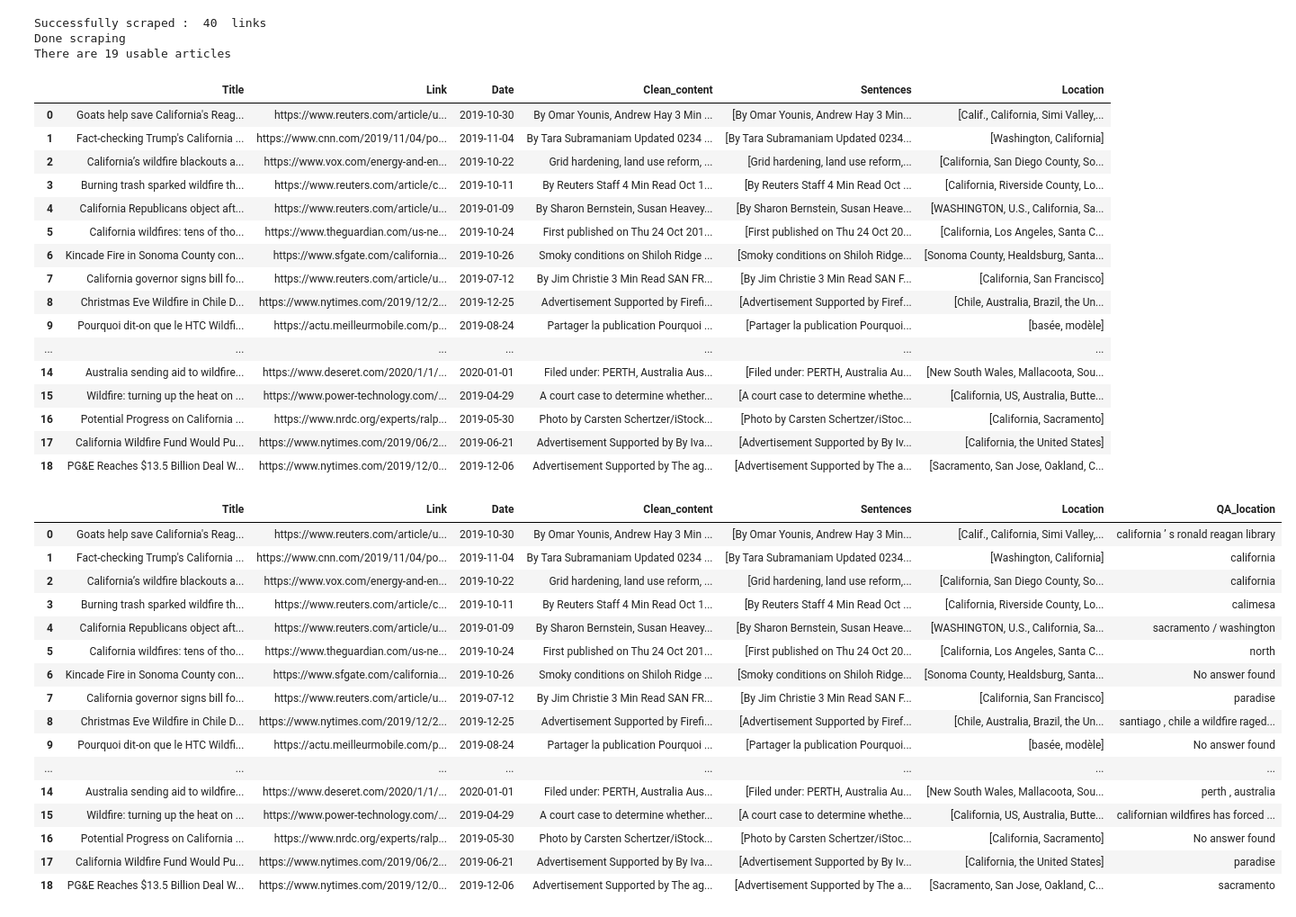
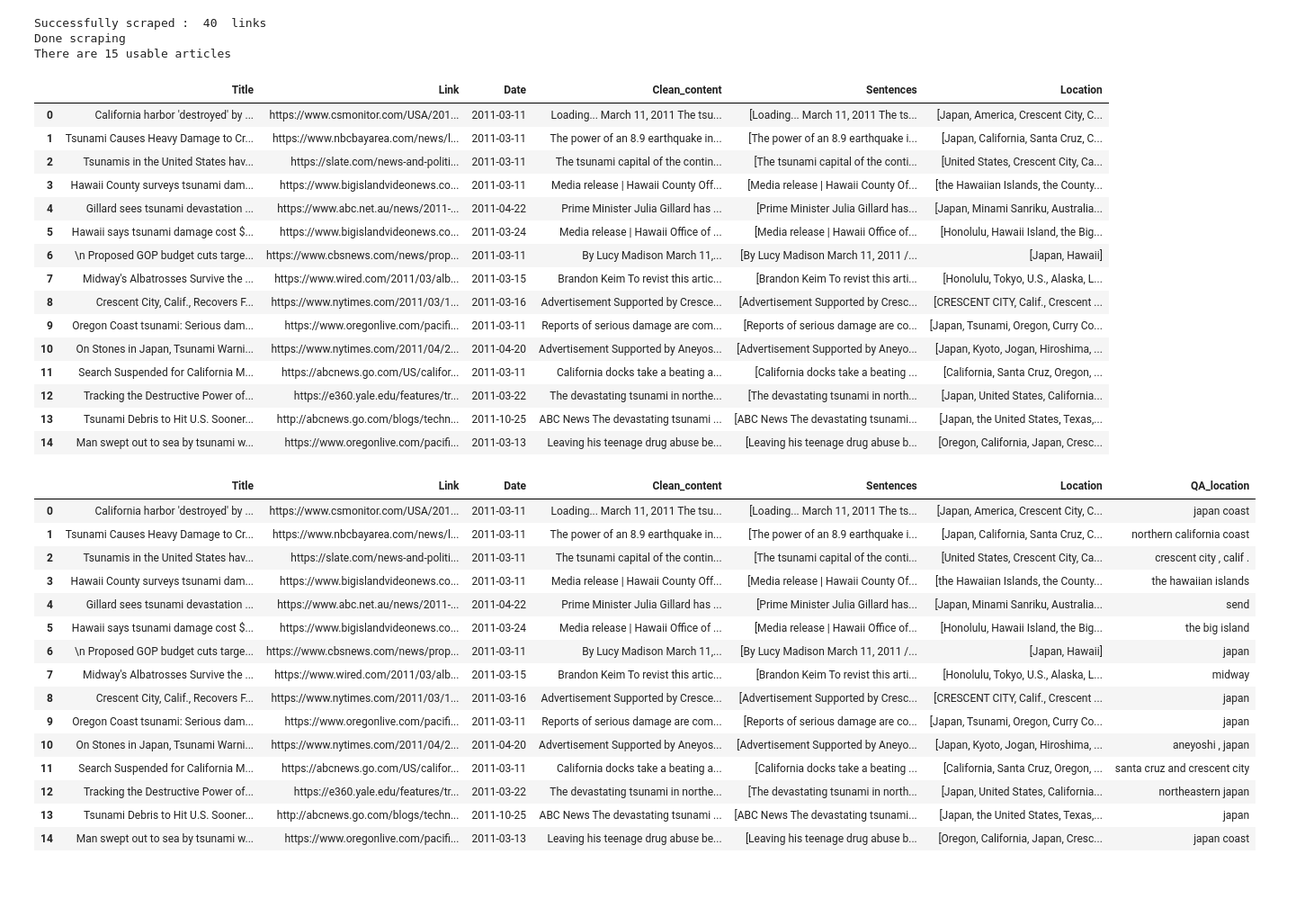
Before and after one commit to ThomasLef/Projet-Illuin, a Jupyter notebook: BERT_QA.ipynb, the cells around one changed output. Shown at 90% size. Cells and saved outputs as stored; diff of their text form; code cells hidden in the pictures; blank space fills up the shorter version.

```diff
--- a/BERT_QA.ipynb
+++ b/BERT_QA.ipynb
@@ -87,7 +87,7 @@ def answer_from_question(question, input_text):
 def get_first_senteces_from_sentences_list(sentences_list, nb_sentences):
     return "".join(sentences_list[0:nb_sentences])
 # %%
-def add_QA_location_to_df(df_location, subject, nb_sentences=10):
+def add_QA_location_to_df(df_location, subject, nb_sentences=9):
     question = "Where did the " + subject + " occur?"
     df_location["QA_location"] = None
     df_location["QA_location"] = df_location["Sentences"].apply(lambda x : answer_from_question(question, get_first_senteces_from_sentences_list(x,nb_sentences)))
@@ -105,10 +105,10 @@ def add_QA_cause_to_df(df_location, subject, nb_sentences=10):
     df_location["QA_cause"] = df_location["Sentences"].apply(lambda x : answer_from_question(question, get_first_senteces_from_sentences_list(x,nb_sentences)))
     return df_location
 # %%
-min_date = datetime(2019,1,1)
-max_date = datetime(2020,1,1)
+min_date = datetime(2011,1,1)
+max_date = datetime(2012,1,1)
 date_limits = (min_date, max_date)
-subject = "wilfire"
+subject = "tsunami"
 nb_pages = 4
 df_location = get_locations_df_from_subject(subject, nb_pages, date_limits)
 
@@ -116,44 +116,42 @@ df_location
 # %% [output]
 Successfully scraped :  40  links
 Done scraping
-There are 19 usable articles
+There are 15 usable articles
 |  | Title | Link | Date | Clean_content | Sentences | Location |
-| 0 | Goats help save California's Reag... | https://www.reuters.com/article/u... | 2019-10-30 | By Omar Younis, Andrew Hay 3 Min ... | [By Omar Younis, Andrew Hay 3 Min... | [Calif., California, Simi Valley,... |
-| 1 | Fact-checking Trump's California ... | https://www.cnn.com/2019/11/04/po... | 2019-11-04 | By Tara Subramaniam Updated 0234 ... | [By Tara Subramaniam Updated 0234... | [Washington, California] |
-| 2 | California’s wildfire blackouts a... | https://www.vox.com/energy-and-en... | 2019-10-22 | Grid hardening, land use reform, ... | [Grid hardening, land use reform,... | [California, San Diego County, So... |
-| 3 | Burning trash sparked wildfire th... | https://www.reuters.com/article/c... | 2019-10-11 | By Reuters Staff 4 Min Read Oct 1... | [By Reuters Staff 4 Min Read Oct ... | [California, Riverside County, Lo... |
-| 4 | California Republicans object aft... | https://www.reuters.com/article/u... | 2019-01-09 | By Sharon Bernstein, Susan Heavey... | [By Sharon Bernstein, Susan Heave... | [WASHINGTON, U.S., California, Sa... |
-| 5 | California wildfires: tens of tho... | https://www.theguardian.com/us-ne... | 2019-10-24 | First published on Thu 24 Oct 201... | [First published on Thu 24 Oct 20... | [California, Los Angeles, Santa C... |
-| 6 | Kincade Fire in Sonoma County con... | https://www.sfgate.com/california... | 2019-10-26 | Smoky conditions on Shiloh Ridge ... | [Smoky conditions on Shiloh Ridge... | [Sonoma County, Healdsburg, Santa... |
-| 7 | California governor signs bill fo... | https://www.reuters.com/article/u... | 2019-07-12 | By Jim Christie 3 Min Read SAN FR... | [By Jim Christie 3 Min Read SAN F... | [California, San Francisco] |
-| 8 | Christmas Eve Wildfire in Chile D... | https://www.nytimes.com/2019/12/2... | 2019-12-25 | Advertisement Supported by Firefi... | [Advertisement Supported by Firef... | [Chile, Australia, Brazil, the Un... |
-| 9 | Pourquoi dit-on que le HTC Wildfi... | https://actu.meilleurmobile.com/p... | 2019-08-24 | Partager la publication Pourquoi ... | [Partager la publication Pourquoi... | [basée, modèle] |
-| ... | ... | ... | ... | ... | ... | ... |
-| 14 | Australia sending aid to wildfire... | https://www.deseret.com/2020/1/1/... | 2020-01-01 | Filed under: PERTH, Australia Aus... | [Filed under: PERTH, Australia Au... | [New South Wales, Mallacoota, Sou... |
-| 15 | Wildfire: turning up the heat on ... | https://www.power-technology.com/... | 2019-04-29 | A court case to determine whether... | [A court case to determine whethe... | [California, US, Australia, Butte... |
-| 16 | Potential Progress on California ... | https://www.nrdc.org/experts/ralp... | 2019-05-30 | Photo by Carsten Schertzer/iStock... | [Photo by Carsten Schertzer/iStoc... | [California, Sacramento] |
-| 17 | California Wildfire Fund Would Pu... | https://www.nytimes.com/2019/06/2... | 2019-06-21 | Advertisement Supported by By Iva... | [Advertisement Supported by By Iv... | [California, the United States] |
-| 18 | PG&E Reaches $13.5 Billion Deal W... | https://www.nytimes.com/2019/12/0... | 2019-12-06 | Advertisement Supported by The ag... | [Advertisement Supported by The a... | [Sacramento, San Jose, Oakland, C... |
+| 0 | California harbor 'destroyed' by ... | https://www.csmonitor.com/USA/201... | 2011-03-11 | Loading... March 11, 2011 The tsu... | [Loading... March 11, 2011 The ts... | [Japan, America, Crescent City, C... |
+| 1 | Tsunami Causes Heavy Damage to Cr... | https://www.nbcbayarea.com/news/l... | 2011-03-11 | The power of an 8.9 earthquake in... | [The power of an 8.9 earthquake i... | [Japan, California, Santa Cruz, C... |
+| 2 | Tsunamis in the United States hav... | https://slate.com/news-and-politi... | 2011-03-11 | The tsunami capital of the contin... | [The tsunami capital of the conti... | [United States, Crescent City, Ca... |
+| 3 | Hawaii County surveys tsunami dam... | https://www.bigislandvideonews.co... | 2011-03-11 | Media release | Hawaii County Off... | [Media release | Hawaii County Of... | [the Hawaiian Islands, the County... |
+| 4 | Gillard sees tsunami devastation ... | https://www.abc.net.au/news/2011-... | 2011-04-22 | Prime Minister Julia Gillard has ... | [Prime Minister Julia Gillard has... | [Japan, Minami Sanriku, Australia... |
+| 5 | Hawaii says tsunami damage cost $... | https://www.bigislandvideonews.co... | 2011-03-24 | Media release | Hawaii Office of ... | [Media release | Hawaii Office of... | [Honolulu, Hawaii Island, the Big... |
+| 6 | \n Proposed GOP budget cuts targe... | https://www.cbsnews.com/news/prop... | 2011-03-11 | By Lucy Madison March 11,... | [By Lucy Madison March 11, 2011 /... | [Japan, Hawaii] |
+| 7 | Midway's Albatrosses Survive the ... | https://www.wired.com/2011/03/alb... | 2011-03-15 | Brandon Keim To revist this artic... | [Brandon Keim To revist this arti... | [Honolulu, Tokyo, U.S., Alaska, L... |
+| 8 | Crescent City, Calif., Recovers F... | https://www.nytimes.com/2011/03/1... | 2011-03-16 | Advertisement Supported by Cresce... | [Advertisement Supported by Cresc... | [CRESCENT CITY, Calif., Crescent ... |
+| 9 | Oregon Coast tsunami: Serious dam... | https://www.oregonlive.com/pacifi... | 2011-03-11 | Reports of serious damage are com... | [Reports of serious damage are co... | [Japan, Tsunami, Oregon, Curry Co... |
+| 10 | On Stones in Japan, Tsunami Warni... | https://www.nytimes.com/2011/04/2... | 2011-04-20 | Advertisement Supported by Aneyos... | [Advertisement Supported by Aneyo... | [Japan, Kyoto, Jogan, Hiroshima, ... |
+| 11 | Search Suspended for California M... | https://abcnews.go.com/US/califor... | 2011-03-11 | California docks take a beating a... | [California docks take a beating ... | [California, Santa Cruz, Oregon, ... |
+| 12 | Tracking the Destructive Power of... | https://e360.yale.edu/features/tr... | 2011-03-22 | The devastating tsunami in northe... | [The devastating tsunami in north... | [Japan, United States, California... |
+| 13 | Tsunami Debris to Hit U.S. Sooner... | http://abcnews.go.com/blogs/techn... | 2011-10-25 | ABC News The devastating tsunami ... | [ABC News The devastating tsunami... | [Japan, the United States, Texas,... |
+| 14 | Man swept out to sea by tsunami w... | https://www.oregonlive.com/pacifi... | 2011-03-13 | Leaving his teenage drug abuse be... | [Leaving his teenage drug abuse b... | [Oregon, California, Japan, Cresc... |
 # %%
-nb_sentences = 10
+nb_sentences = 9
 df_location = add_QA_location_to_df(df_location, subject, nb_sentences)
 df_location
 # %% [output]
 |  | Title | Link | Date | Clean_content | Sentences | Location | QA_location |
-| 0 | Goats help save California's Reag... | https://www.reuters.com/article/u... | 2019-10-30 | By Omar Younis, Andrew Hay 3 Min ... | [By Omar Younis, Andrew Hay 3 Min... | [Calif., California, Simi Valley,... | california ’ s ronald reagan library |
-| 1 | Fact-checking Trump's California ... | https://www.cnn.com/2019/11/04/po... | 2019-11-04 | By Tara Subramaniam Updated 0234 ... | [By Tara Subramaniam Updated 0234... | [Washington, California] | california |
-| 2 | California’s wildfire blackouts a... | https://www.vox.com/energy-and-en... | 2019-10-22 | Grid hardening, land use reform, ... | [Grid hardening, land use reform,... | [California, San Diego County, So... | california |
-| 3 | Burning trash sparked wildfire th... | https://www.reuters.com/article/c... | 2019-10-11 | By Reuters Staff 4 Min Read Oct 1... | [By Reuters Staff 4 Min Read Oct ... | [California, Riverside County, Lo... | calimesa |
-| 4 | California Republicans object aft... | https://www.reuters.com/article/u... | 2019-01-09 | By Sharon Bernstein, Susan Heavey... | [By Sharon Bernstein, Susan Heave... | [WASHINGTON, U.S., California, Sa... | sacramento / washington |
-| 5 | California wildfires: tens of tho... | https://www.theguardian.com/us-ne... | 2019-10-24 | First published on Thu 24 Oct 201... | [First published on Thu 24 Oct 20... | [California, Los Angeles, Santa C... | north |
-| 6 | Kincade Fire in Sonoma County con... | https://www.sfgate.com/california... | 2019-10-26 | Smoky conditions on Shiloh Ridge ... | [Smoky conditions on Shiloh Ridge... | [Sonoma County, Healdsburg, Santa... | No answer found |
-| 7 | California governor signs bill fo... | https://www.reuters.com/article/u... | 2019-07-12 | By Jim Christie 3 Min Read SAN FR... | [By Jim Christie 3 Min Read SAN F... | [California, San Francisco] | paradise |
-| 8 | Christmas Eve Wildfire in Chile D... | https://www.nytimes.com/2019/12/2... | 2019-12-25 | Advertisement Supported by Firefi... | [Advertisement Supported by Firef... | [Chile, Australia, Brazil, the Un... | santiago , chile a wildfire raged... |
-| 9 | Pourquoi dit-on que le HTC Wildfi... | https://actu.meilleurmobile.com/p... | 2019-08-24 | Partager la publication Pourquoi ... | [Partager la publication Pourquoi... | [basée, modèle] | No answer found |
-| ... | ... | ... | ... | ... | ... | ... | ... |
-| 14 | Australia sending aid to wildfire... | https://www.deseret.com/2020/1/1/... | 2020-01-01 | Filed under: PERTH, Australia Aus... | [Filed under: PERTH, Australia Au... | [New South Wales, Mallacoota, Sou... | perth , australia |
-| 15 | Wildfire: turning up the heat on ... | https://www.power-technology.com/... | 2019-04-29 | A court case to determine whether... | [A court case to determine whethe... | [California, US, Australia, Butte... | californian wildfires has forced ... |
-| 16 | Potential Progress on California ... | https://www.nrdc.org/experts/ralp... | 2019-05-30 | Photo by Carsten Schertzer/iStock... | [Photo by Carsten Schertzer/iStoc... | [California, Sacramento] | No answer found |
-| 17 | California Wildfire Fund Would Pu... | https://www.nytimes.com/2019/06/2... | 2019-06-21 | Advertisement Supported by By Iva... | [Advertisement Supported by By Iv... | [California, the United States] | paradise |
-| 18 | PG&E Reaches $13.5 Billion Deal W... | https://www.nytimes.com/2019/12/0... | 2019-12-06 | Advertisement Supported by The ag... | [Advertisement Supported by The a... | [Sacramento, San Jose, Oakland, C... | sacramento |
+| 0 | California harbor 'destroyed' by ... | https://www.csmonitor.com/USA/201... | 2011-03-11 | Loading... March 11, 2011 The tsu... | [Loading... March 11, 2011 The ts... | [Japan, America, Crescent City, C... | japan coast |
+| 1 | Tsunami Causes Heavy Damage to Cr... | https://www.nbcbayarea.com/news/l... | 2011-03-11 | The power of an 8.9 earthquake in... | [The power of an 8.9 earthquake i... | [Japan, California, Santa Cruz, C... | northern california coast |
+| 2 | Tsunamis in the United States hav... | https://slate.com/news-and-politi... | 2011-03-11 | The tsunami capital of the contin... | [The tsunami capital of the conti... | [United States, Crescent City, Ca... | crescent city , calif . |
+| 3 | Hawaii County surveys tsunami dam... | https://www.bigislandvideonews.co... | 2011-03-11 | Media release | Hawaii County Off... | [Media release | Hawaii County Of... | [the Hawaiian Islands, the County... | the hawaiian islands |
+| 4 | Gillard sees tsunami devastation ... | https://www.abc.net.au/news/2011-... | 2011-04-22 | Prime Minister Julia Gillard has ... | [Prime Minister Julia Gillard has... | [Japan, Minami Sanriku, Australia... | send |
+| 5 | Hawaii says tsunami damage cost $... | https://www.bigislandvideonews.co... | 2011-03-24 | Media release | Hawaii Office of ... | [Media release | Hawaii Office of... | [Honolulu, Hawaii Island, the Big... | the big island |
+| 6 | \n Proposed GOP budget cuts targe... | https://www.cbsnews.com/news/prop... | 2011-03-11 | By Lucy Madison March 11,... | [By Lucy Madison March 11, 2011 /... | [Japan, Hawaii] | japan |
+| 7 | Midway's Albatrosses Survive the ... | https://www.wired.com/2011/03/alb... | 2011-03-15 | Brandon Keim To revist this artic... | [Brandon Keim To revist this arti... | [Honolulu, Tokyo, U.S., Alaska, L... | midway |
+| 8 | Crescent City, Calif., Recovers F... | https://www.nytimes.com/2011/03/1... | 2011-03-16 | Advertisement Supported by Cresce... | [Advertisement Supported by Cresc... | [CRESCENT CITY, Calif., Crescent ... | japan |
+| 9 | Oregon Coast tsunami: Serious dam... | https://www.oregonlive.com/pacifi... | 2011-03-11 | Reports of serious damage are com... | [Reports of serious damage are co... | [Japan, Tsunami, Oregon, Curry Co... | japan |
+| 10 | On Stones in Japan, Tsunami Warni... | https://www.nytimes.com/2011/04/2... | 2011-04-20 | Advertisement Supported by Aneyos... | [Advertisement Supported by Aneyo... | [Japan, Kyoto, Jogan, Hiroshima, ... | aneyoshi , japan |
+| 11 | Search Suspended for California M... | https://abcnews.go.com/US/califor... | 2011-03-11 | California docks take a beating a... | [California docks take a beating ... | [California, Santa Cruz, Oregon, ... | santa cruz and crescent city |
+| 12 | Tracking the Destructive Power of... | https://e360.yale.edu/features/tr... | 2011-03-22 | The devastating tsunami in northe... | [The devastating tsunami in north... | [Japan, United States, California... | northeastern japan |
+| 13 | Tsunami Debris to Hit U.S. Sooner... | http://abcnews.go.com/blogs/techn... | 2011-10-25 | ABC News The devastating tsunami ... | [ABC News The devastating tsunami... | [Japan, the United States, Texas,... | japan |
+| 14 | Man swept out to sea by tsunami w... | https://www.oregonlive.com/pacifi... | 2011-03-13 | Leaving his teenage drug abuse be... | [Leaving his teenage drug abuse b... | [Oregon, California, Japan, Cresc... | japan coast |
 # %%
```
Also changed, not shown: parts of 2 cells of this notebook, 6 other files.
